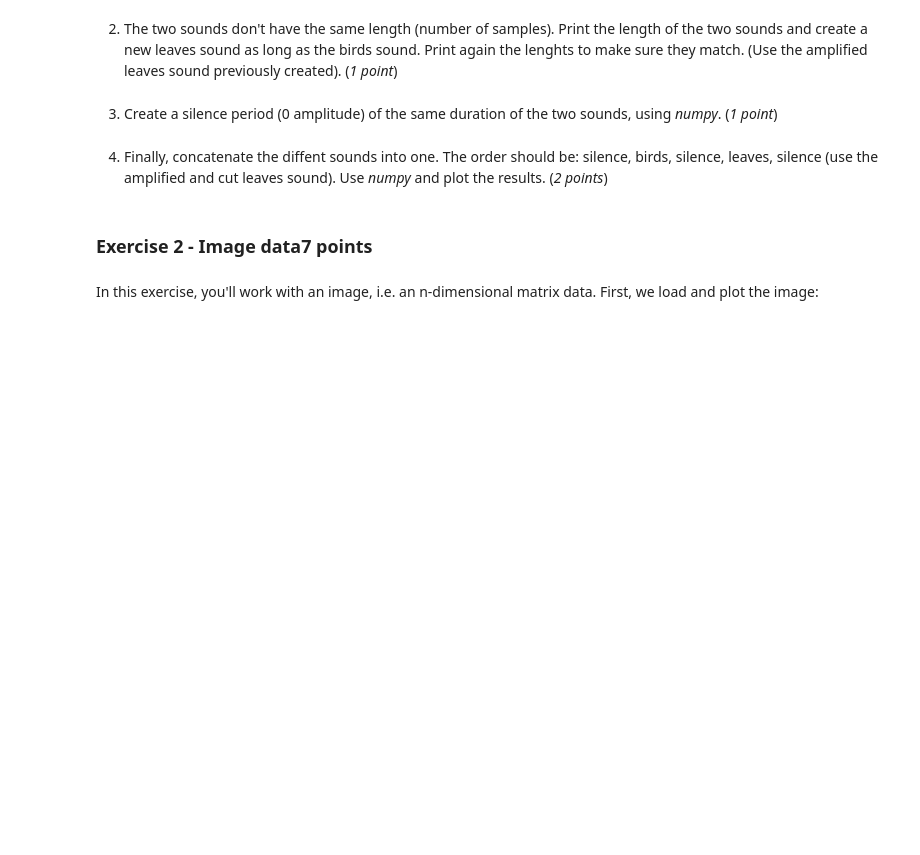
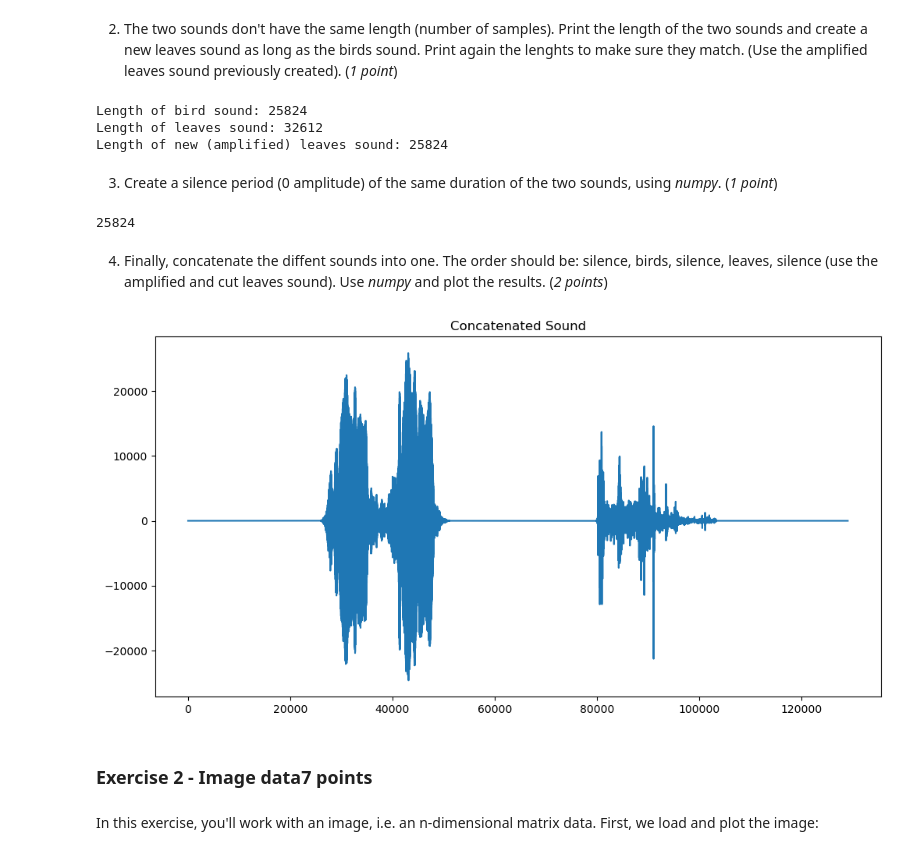
Before and after one commit to jazminvaleriano/PythonHW, a Jupyter notebook: W2_Assignment.ipynb, the cells around one changed output. Cells and saved outputs as stored; diff of their text form; code cells hidden in the pictures; blank space fills up the shorter version.

```diff
--- a/W2_Assignment.ipynb
+++ b/W2_Assignment.ipynb
@@ -64,2 +69,17 @@ time.sleep(1)
+# %%
+###
+# Print the length of the original sounds
+print("Length of bird sound:", len(sound_bird))
+print("Length of leaves sound:", len(sound_leaves))
+
+# Create a new sound from the original amplified leaves, but with the length of the bird sound:
+amplified_leaves_copy = amplified_leaves[0:len(sound_bird)].copy()
+print("Length of new (amplified) leaves sound:", len(amplified_leaves_copy))
+
+###
+# %% [output]
+Length of bird sound: 25824
+Length of leaves sound: 32612
+Length of new (amplified) leaves sound: 25824
 # %% [markdown]
 3. Create a silence period (0 amplitude) of the same duration of the two sounds, using *numpy*. (*1 point*)
@@ -70,2 +86,11 @@ time.sleep(1)
+# %%
+###
+# Create a silence period the same length as birds sound
+import numpy as np
+silence= np.zeros(len(sound_bird))
+len(silence)
+###
+# %% [output]
+25824
 # %% [markdown]
 4. Finally, concatenate the diffent sounds into one. The order should be: silence, birds, silence, leaves, silence (use the amplified and cut leaves sound). Use *numpy* and plot the results. (*2 points*)
@@ -76,3 +97,14 @@ time.sleep(1)
+# %%
+###
+concatenated_sounds = np.concatenate((silence, sound_bird, silence, amplified_leaves_copy, silence))
+plt.figure(figsize=(12, 6))
+plt.plot(concatenated_sounds)
+plt.title("Concatenated Sound")
+plt.show()
+
+###
+# %% [output]
+[figure, added]
 # %% [markdown]
 <h3 style="text-align:left;">Exercise 2 - Image data<span style="float: right">7 points</span></h3>
 # %% [markdown]
```
Also changed, not shown: parts of 7 cells of this notebook.
